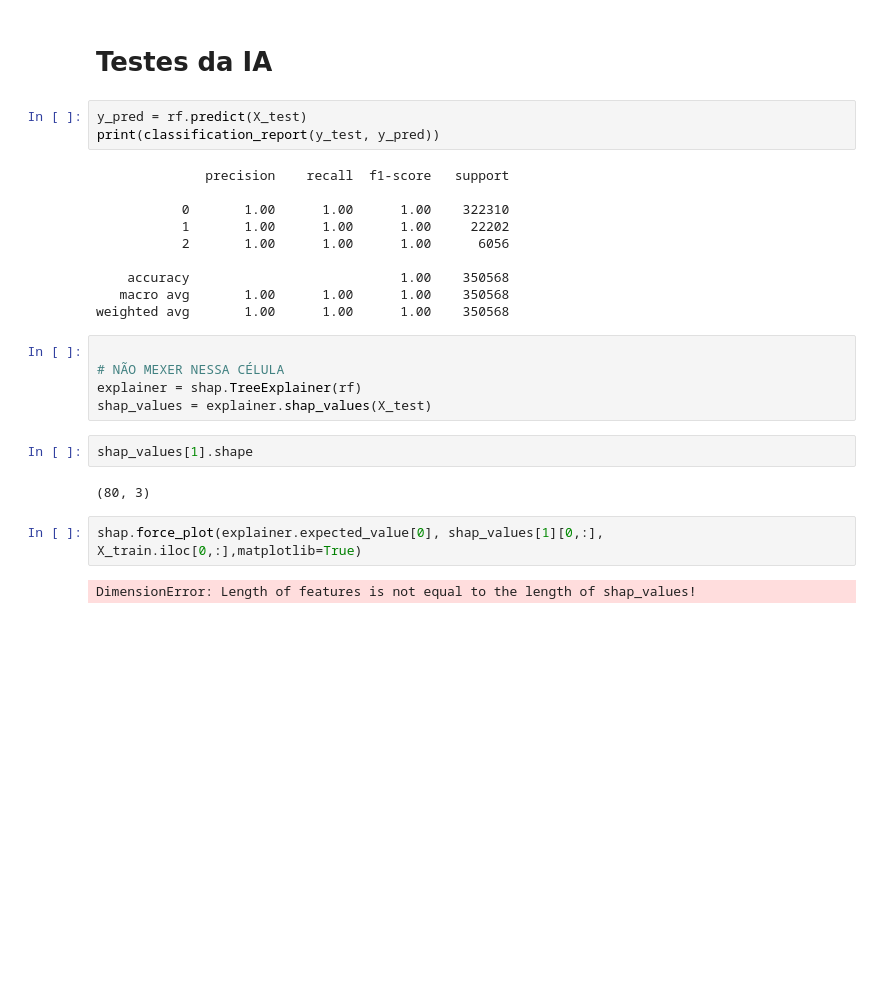
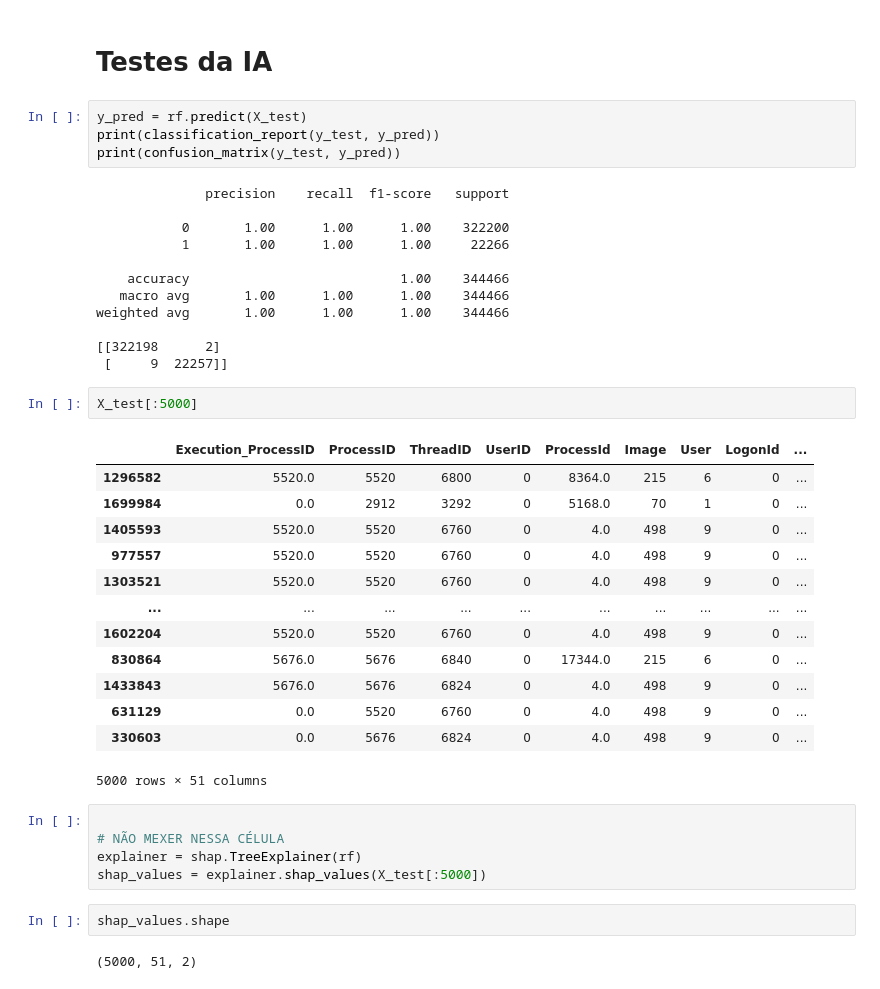
Before and after one commit to ViniCarvalho71/RansonwareData, a Jupyter notebook: Train/train_v2.ipynb, the cells around one changed output. Cells and saved outputs as stored; diff of their text form; blank space fills up the shorter version.

```diff
--- a/Train/train_v2.ipynb
+++ b/Train/train_v2.ipynb
@@ -67,26 +118,41 @@ RandomForestClassifier(n_jobs=-1, random_state=42)
 # %%
 y_pred = rf.predict(X_test)
 print(classification_report(y_test, y_pred))
+print(confusion_matrix(y_test, y_pred))
 # %% [output]
               precision    recall  f1-score   support
 
-           0       1.00      1.00      1.00    322310
-           1       1.00      1.00      1.00     22202
-           2       1.00      1.00      1.00      6056
+           0       1.00      1.00      1.00    322200
+           1       1.00      1.00      1.00     22266
 
-    accuracy                           1.00    350568
-   macro avg       1.00      1.00      1.00    350568
-weighted avg       1.00      1.00      1.00    350568
+    accuracy                           1.00    344466
+   macro avg       1.00      1.00      1.00    344466
+weighted avg       1.00      1.00      1.00    344466
+
+[[322198      2]
+ [     9  22257]]
+# %%
+X_test[:5000]
+# %% [output]
+|  | Execution_ProcessID | ProcessID | ThreadID | UserID | ProcessId | Image | User | LogonId | ... |
+| 1296582 | 5520.0 | 5520 | 6800 | 0 | 8364.0 | 215 | 6 | 0 | ... |
+| 1699984 | 0.0 | 2912 | 3292 | 0 | 5168.0 | 70 | 1 | 0 | ... |
+| 1405593 | 5520.0 | 5520 | 6760 | 0 | 4.0 | 498 | 9 | 0 | ... |
+| 977557 | 5520.0 | 5520 | 6760 | 0 | 4.0 | 498 | 9 | 0 | ... |
+| 1303521 | 5520.0 | 5520 | 6760 | 0 | 4.0 | 498 | 9 | 0 | ... |
+| ... | ... | ... | ... | ... | ... | ... | ... | ... | ... |
+| 1602204 | 5520.0 | 5520 | 6760 | 0 | 4.0 | 498 | 9 | 0 | ... |
+| 830864 | 5676.0 | 5676 | 6840 | 0 | 17344.0 | 215 | 6 | 0 | ... |
+| 1433843 | 5676.0 | 5676 | 6824 | 0 | 4.0 | 498 | 9 | 0 | ... |
+| 631129 | 0.0 | 5520 | 6760 | 0 | 4.0 | 498 | 9 | 0 | ... |
+| 330603 | 0.0 | 5676 | 6824 | 0 | 4.0 | 498 | 9 | 0 | ... |
+5000 rows × 51 columns
 # %%
 
 # NÃO MEXER NESSA CÉLULA
 explainer = shap.TreeExplainer(rf)
-shap_values = explainer.shap_values(X_test)
+shap_values = explainer.shap_values(X_test[:5000])
 # %%
-shap_values[1].shape
+shap_values.shape
 # %% [output]
-(80, 3)
+(5000, 51, 2)
-# %%
-shap.force_plot(explainer.expected_value[0], shap_values[1][0,:], X_train.iloc[0,:],matplotlib=True)
-# %% [output]
-DimensionError: Length of features is not equal to the length of shap_values!
```
Also changed, not shown: parts of 8 cells of this notebook, 1 other file.
